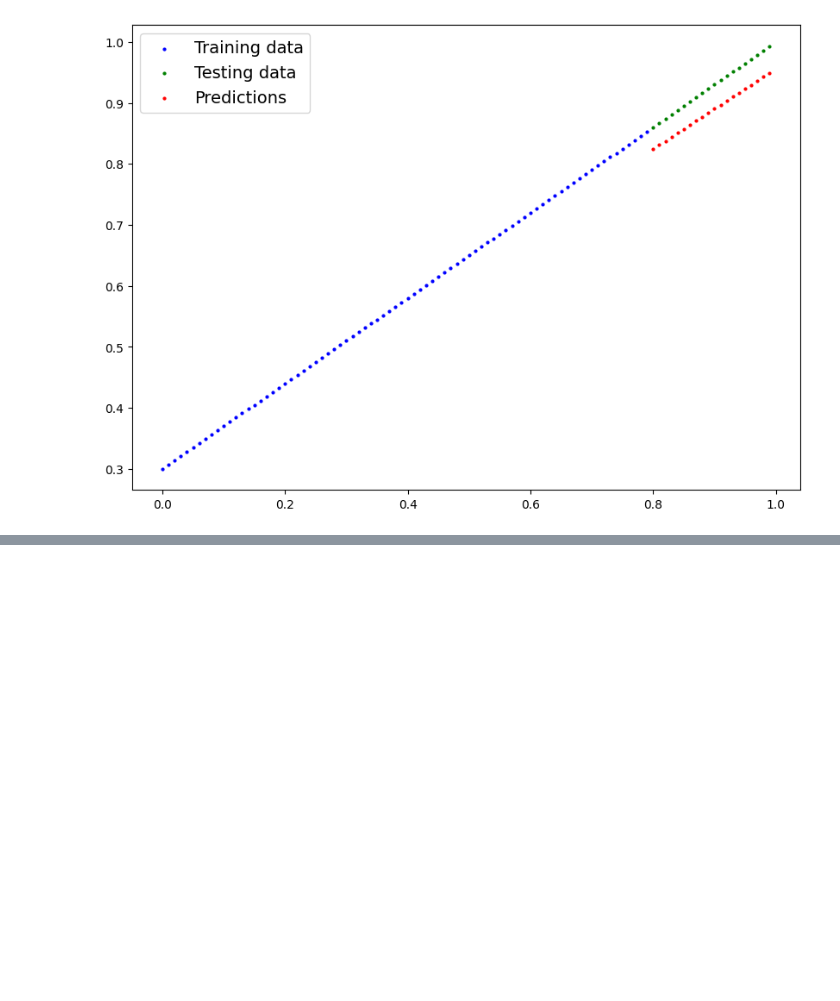
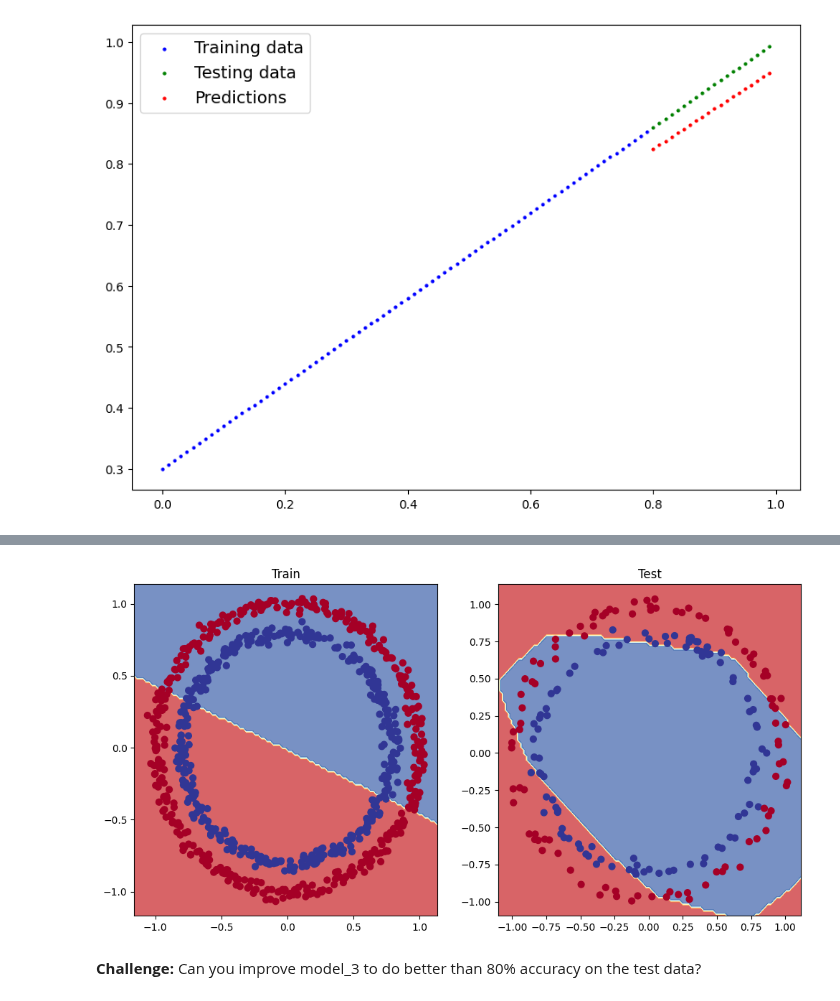
Before and after one commit to yanliu1111/pytorch-deep-learning, a Jupyter notebook: 02_pytorch_classification.ipynb, the cells around one changed output, grey strips where cells are left out. Cells and saved outputs as stored; diff of their text form; code cells hidden in the pictures; blank space fills up the shorter version.

```diff
--- a/02_pytorch_classification.ipynb
+++ b/02_pytorch_classification.ipynb
@@ -498,7 +498,8 @@ class CircleModelV1(nn.Module):
     # return z
     return self.layer_3(self.layer_2(self.layer_1(x))) # this way of writing operations leverages speed ups where possible behind the scenes
 
-model_1 = CircleModelV1().to(device)
+#model_1 = CircleModelV1().to(device)
+model_1 = CircleModelV1()
 model_1
 # %% [output]
 CircleModelV1(
@@ -714,0 +765,18 @@ Next: Non-linear Activations (weighted sum, nonlinearity)
+# %%
+# Build a model with non-linear activation functions
+from torch import nn
+class CircleModelV2(nn.Module):
+  def __init__(self):
+    super().__init__()
+    self.layer_1 = nn.Linear(in_features=2, out_features=10)
+    self.layer_2 = nn.Linear(in_features=10, out_features=10)
+    self.layer_3 = nn.Linear(in_features=10, out_features=1)
+    self.relu = nn.ReLU() # relu is a non-linear activation function
+
+  def forward(self, x):
+    # Where should we put our non-linear activation functions?
+    return self.layer_3(self.relu(self.layer_2(self.relu(self.layer_1(x)))))
+
+#model_3 = CircleModelV2().to(device)
+model_3 = CircleModelV2()
+model_3
@@ -714,0 +790,5 @@ Next: Non-linear Activations (weighted sum, nonlinearity)
+# %%
+# Setup loss and optimizer
+loss_fn = nn.BCEWithLogitsLoss()
+optimizer = torch.optim.SGD(model_3.parameters(),
+                            lr=0.1)
@@ -714,0 +801,6 @@ Next: Non-linear Activations (weighted sum, nonlinearity)
+# %%
+# Calculate accuracy - out of 100 examples, what percentage does our model get right?
+def accuracy_fn(y_true, y_pred):
+  correct = torch.eq(y_true, y_pred).sum().item()
+  acc = (correct/len(y_pred)) * 100
+  return acc
@@ -714,0 +892,13 @@ Next: Non-linear Activations (weighted sum, nonlinearity)
+# %%
+# Plot decision boundaries
+plt.figure(figsize=(12, 6))
+plt.subplot(1, 2, 1)
+plt.title("Train")
+plot_decision_boundary(model_1, X_train, y_train) # model_1 = no non-linearity
+plt.subplot(1, 2, 2)
+plt.title("Test")
+plot_decision_boundary(model_3, X_test, y_test) # model_3 = has non-linearity
+# %% [output]
+[figure, added]
+# %% [markdown]
+**Challenge:** Can you improve model_3 to do better than 80% accuracy on the test data?
```
Also changed, not shown: parts of 12 cells of this notebook.
